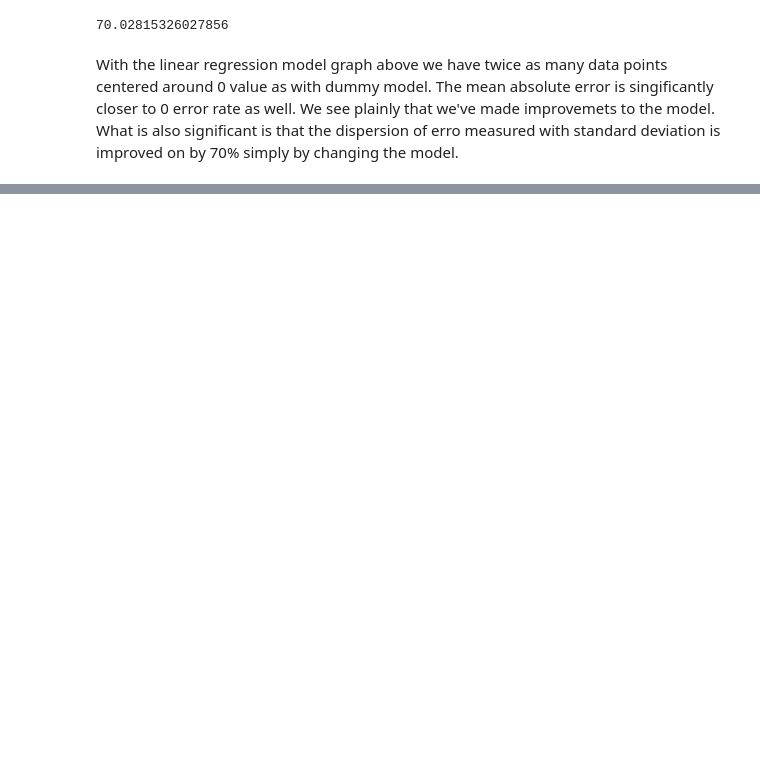
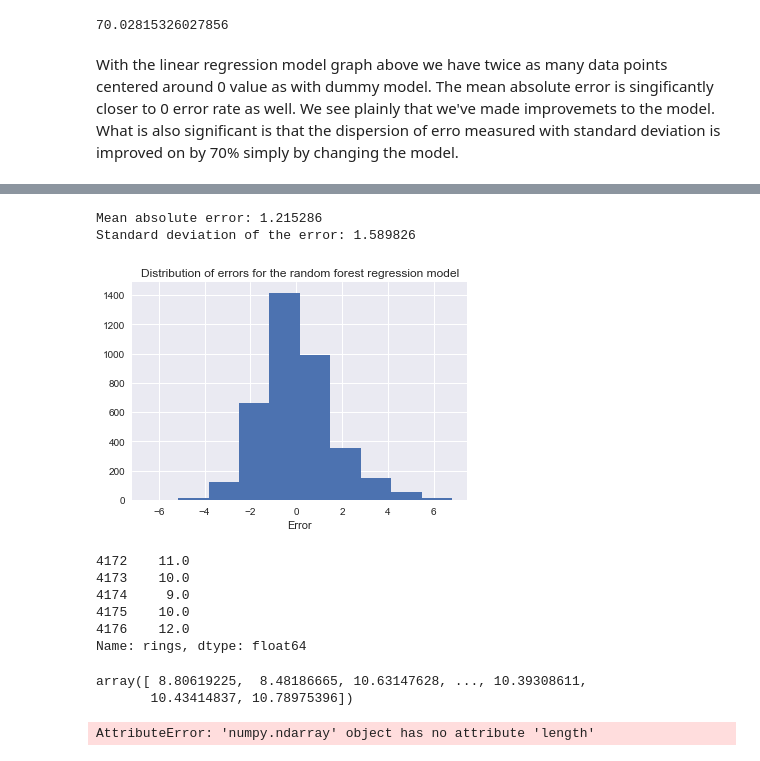
Before and after one commit to viciouspetal/data-analytics-notebook, a Jupyter notebook: Assignment workbook.ipynb, the cells around one changed output, grey strips where cells are left out. Drawn from its saved outputs; the diff is of its cells as text; code cells hidden in the pictures; blank space fills up the shorter version.

```diff
--- a/Assignment workbook.ipynb
+++ b/Assignment workbook.ipynb
@@ -654,0 +922,51 @@ With the linear regression model graph above we have twice as many data points c
+# %%
+X = df.drop('rings', axis='columns')  # X = features
+y = df['rings']                       # y = prediction target
+
+algorithm = RandomForestRegressor(random_state=0)
+
+# Build models for different values of n_estimators, min_samples_leaf and min_samples_split
+parameters = {
+    'n_estimators': [2, 5, 10],
+    'min_samples_leaf': [1, 10, 20],
+    'min_samples_split': [2, 10, 20]  # Min value is 2
+}
+
+# Use inner CV to select the best model
+inner_cv = KFold(n_splits=5, shuffle=True, random_state=0)  # K = 5
+
+clf = GridSearchCV(algorithm, parameters, cv=inner_cv, n_jobs=-1)  # n_jobs=-1 uses all available CPUs = faster
+clf.fit(X, y)
+
+# Use outer CV to evaluate the error of the best model
+outer_cv = KFold(n_splits=10, shuffle=True, random_state=0)  # K = 10, doesn't have to be the same
+y_pred = cross_val_predict(clf, X, y, cv=outer_cv)
+
+# Print the results
+print('Mean absolute error: %f' % mean_absolute_error(y, y_pred))
+print('Standard deviation of the error: %f' % (y - y_pred).std())
+
+
+ax = (y - y_pred).hist()
+ax.set(
+    title='Distribution of errors for the random forest regression model',
+    xlabel='Error'
+);
+# %% [output]
+Mean absolute error: 1.215286
+Standard deviation of the error: 1.589826
+[figure, added]
+# %%
+y.tail()
+# %% [output]
+4172    11.0
+4173    10.0
+4174     9.0
+4175    10.0
+4176    12.0
+Name: rings, dtype: float64
+# %%
+y_pred.view()
+# %% [output]
+array([ 8.80619225,  8.48186665, 10.63147628, ..., 10.39308611,
+       10.43414837, 10.78975396])
@@ -654,0 +978,4 @@ With the linear regression model graph above we have twice as many data points c
+# %%
+y.values.length
+# %% [output]
+AttributeError: 'numpy.ndarray' object has no attribute 'length'
```
Also changed, not shown: parts of 25 cells of this notebook.
